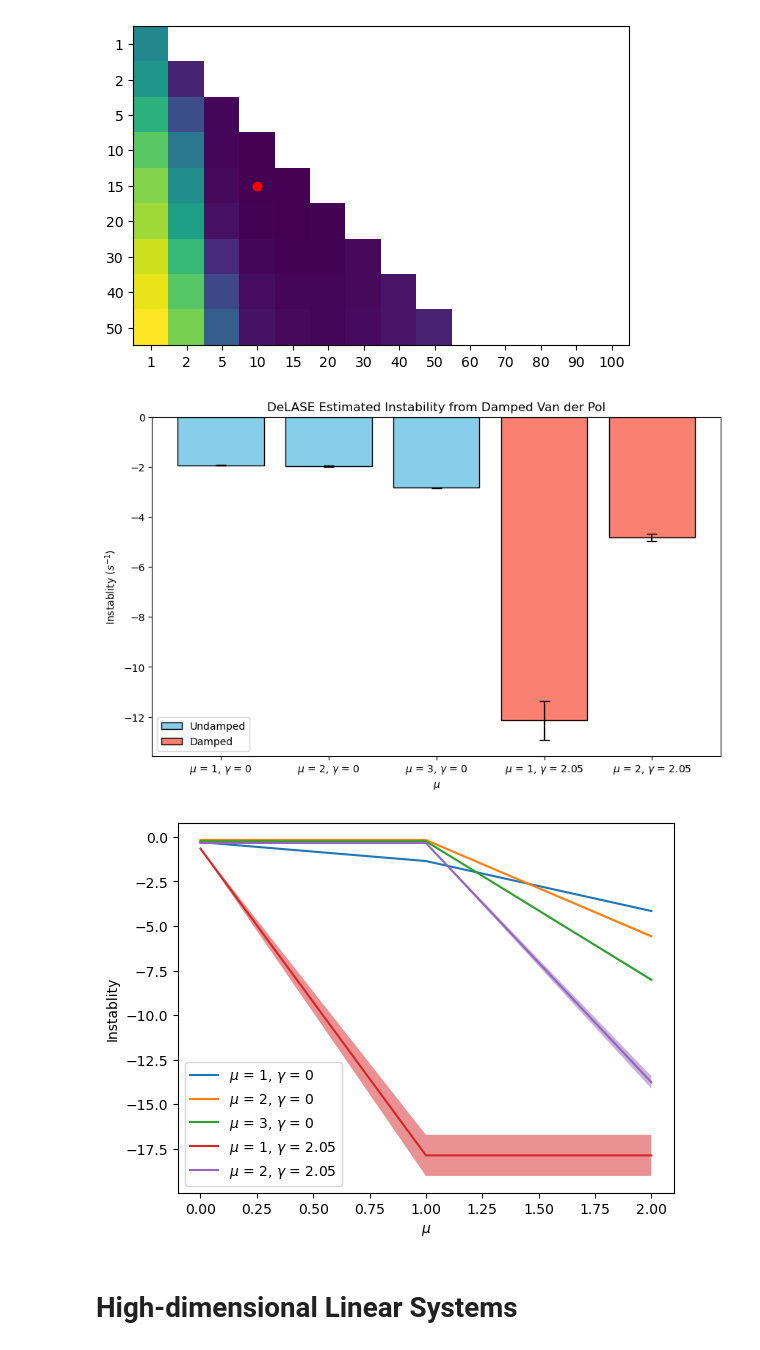
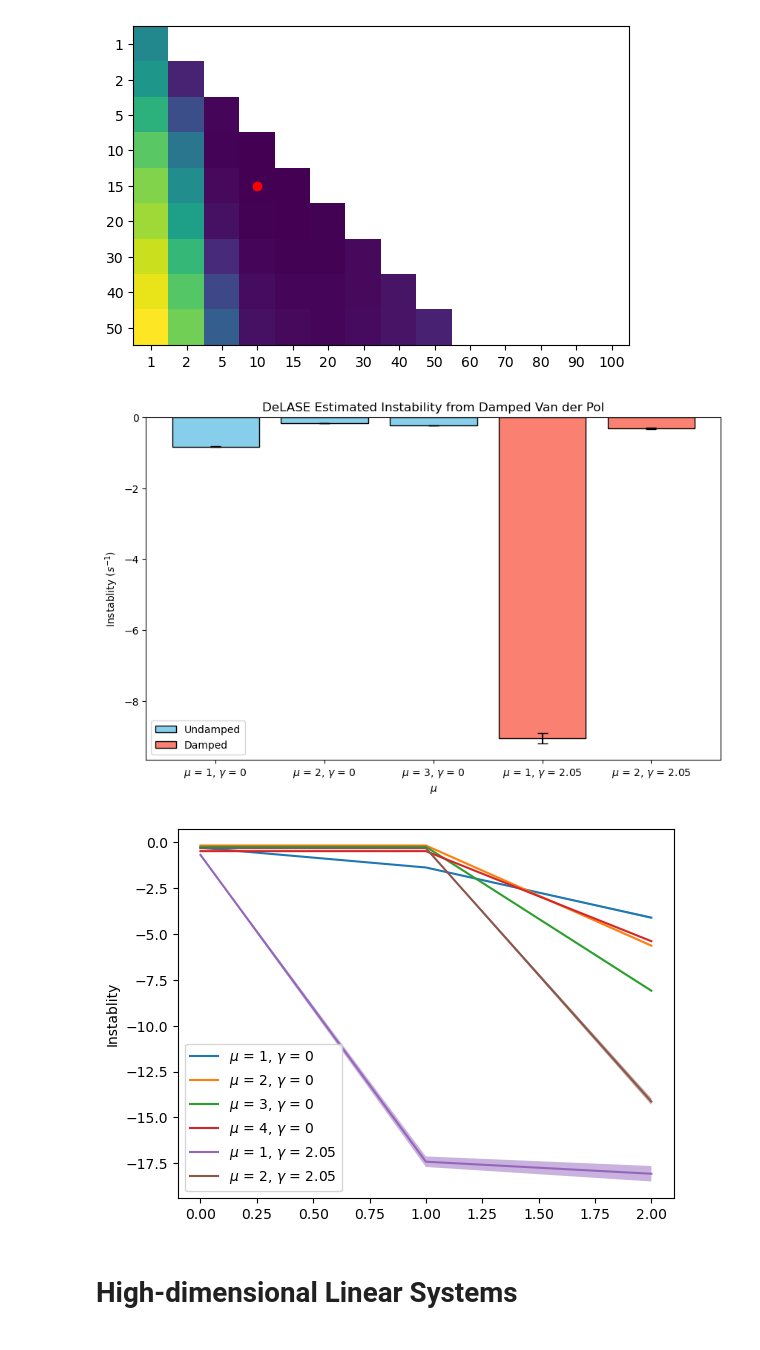
Before and after one commit to adamjeisen/UniversalUnconsciousness, a Jupyter notebook: _jupyter/Testing/2024-06-06 - Testing Oscillatory Systems.ipynb, the cells around one changed output. Drawn from its saved outputs; the diff is of its cells as text; code cells hidden in the pictures.

```diff
--- a/_jupyter/Testing/2024-06-06 - Testing Oscillatory Systems.ipynb
+++ b/_jupyter/Testing/2024-06-06 - Testing Oscillatory Systems.ipynb
@@ -277,13 +277,9 @@ t_span = [0, 200]
 dt = 0.01
 t_eval = np.arange(t_span[0], t_span[1], dt)
 T = len(t_eval)
-num_trajs = 2
-# mus = [1, 2, 3, 4]
+num_trajs = 10
 mus = [1, 2, 3, 4]
 gammas = [0, 2.05]
-# gammas = [0, 3]
-
-# noise_scale = 0.01
 noise_scale = 0.005
 
 trajectories = {}
@@ -319,0 +317,17 @@ plt.show()
+# %%
+for key, x in trajectories.items():
+    mu, gamma = key
+    # if mu in [4] and gamma == 2.05:
+
+    transient = int(x.shape[1]*0.1)
+    train_inds = np.arange(transient, int(x.shape[1]*0.75))
+    test_inds = np.arange(int(x.shape[1]*0.75), x.shape[1])
+
+
+    fft_mag = np.abs(np.fft.rfft(x.transpose(0, 2, 1).reshape(-1, x.shape[1]))).mean(0)
+    fft_freqs = np.fft.rfftfreq(x.shape[1], d=dt)
+
+    plt.plot(fft_freqs, fft_mag, label=f"{key}")
+plt.xlim([0, 0.25])
+plt.legend()
+plt.show()
@@ -427,7 +443,7 @@ for num_traj, delase_results in enumerate(all_delase_results):
         # stab_means[num_traj, ind] = stab_params[:int(0.1*len(stab_params))].mean()
         # stab_means[num_traj, ind] = stab_params[:2].mean()
         # print(int(0.2*len(stab_params)))
-        stab_means[num_traj, ind] = stab_params[:int(0.2*len(stab_params))].mean()
+        stab_means[num_traj, ind] = stab_params[:int(0.1*len(stab_params))].mean()
 
 # Create the scatter plot with error bars
 mean_vals = stab_means.mean(axis=0)
@@ -453,32 +469,32 @@ plt.legend(handles=legend_handles, loc='lower left')
 # clear_axes(plt.gca())
 plt.show()
 # %% [output]
-[figure, old version]
+[figure, new version]
 # %%
 top_percent = 0.2
 
 stab_means = np.zeros((num_trajs, len(pairs_to_use), int(top_percent*len(stab_params))))
 
 for num_traj, delase_results in enumerate(all_delase_results):
     labels = []
     for ind, (mu, gamma) in enumerate(pairs_to_use):
         stab_params = delase_results[(mu, gamma)]['delase'].stability_params
         stab_means[num_traj, ind] = stab_params[:int(top_percent*len(stab_params))].cpu()
 
 # Create the scatter plot with error bars
 mean_vals = stab_means.mean(axis=0)
 se_vals = stab_means.std(axis=0)/np.sqrt(stab_means.shape[0])
 
 for ind, (mu, gamma) in enumerate(pairs_to_use):
     plt.plot(mean_vals[ind], label=fr"$\mu$ = {mu}, $\gamma$ = {gamma}")
     plt.fill_between(np.arange(len(mean_vals[ind])), mean_vals[ind] - se_vals[ind], mean_vals[ind] + se_vals[ind], alpha=0.5)
-plt.xlabel("$\mu$")
+# plt.xlabel("$\mu$")
 plt.ylabel("Instablity")
 # Display the plot
 plt.legend()
 plt.show()
 # %% [output]
-[figure, old version]
+[figure, new version]
 # %% [markdown]
 # High-dimensional Linear Systems
 # %%
```
Also changed, not shown: parts of 18 cells of this notebook, 29 other files.
